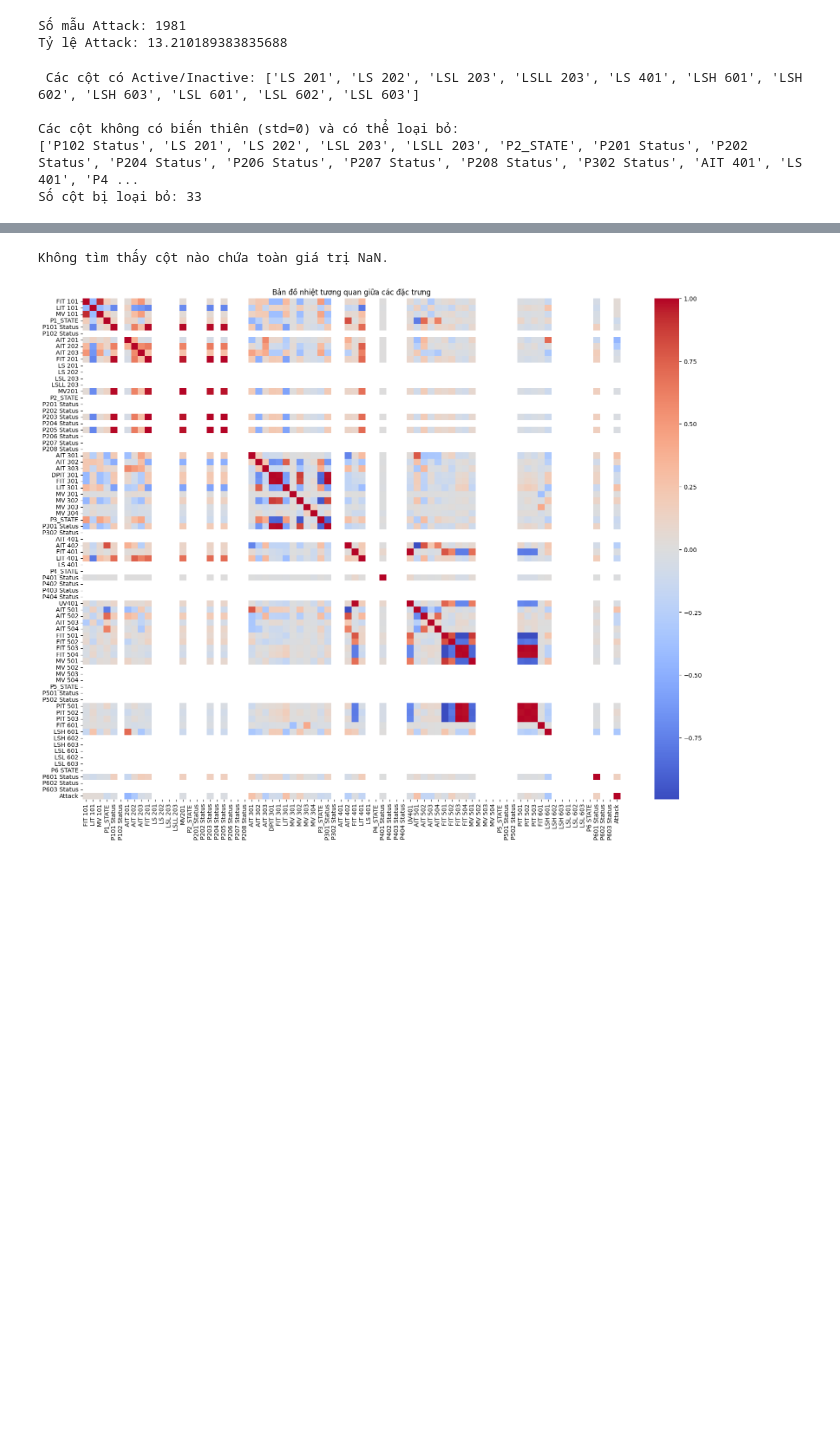
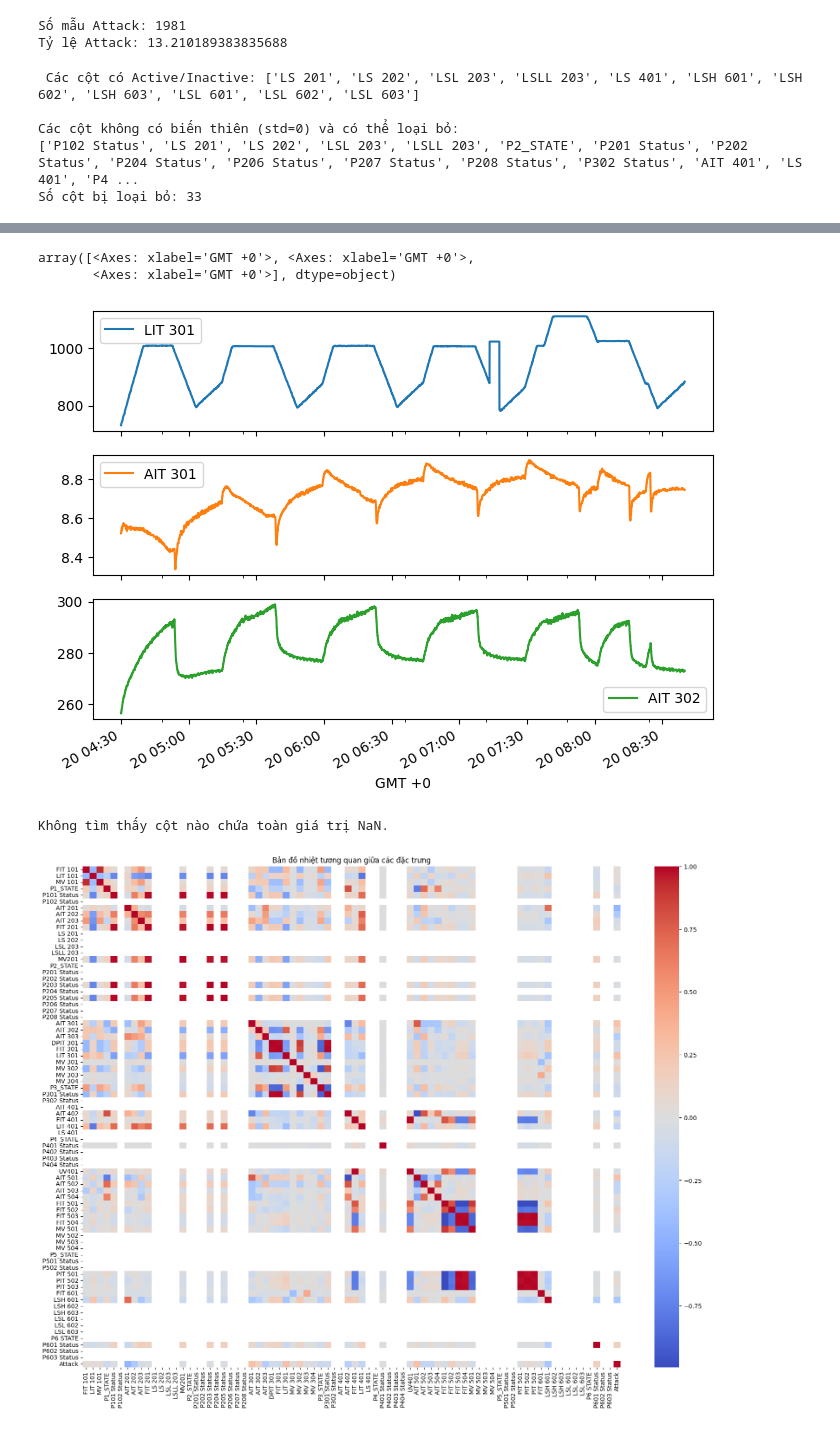
Before and after one commit to NguyenHa554/Anomaly-detection-in-SCADA-system-, a Jupyter notebook: SWAT_analysis.ipynb, the cells around one changed output, grey strips where cells are left out. Drawn from its saved outputs; the diff is of its cells as text; code cells hidden in the pictures; blank space fills up the shorter version.

```diff
--- a/SWAT_analysis.ipynb
+++ b/SWAT_analysis.ipynb
@@ -106,0 +112,7 @@ plt.show()
+# %%
+features_considered = ['LIT 301', 'AIT 301', 'AIT 302']
+
+feature = df[features_considered]
+print(feature.head())
+feature.plot(subplots=True, figsize=(8, 6))
+# %% [output]
@@ -107,3 +126,6 @@ plt.show()
+array([<Axes: xlabel='GMT +0'>, <Axes: xlabel='GMT +0'>,
+       <Axes: xlabel='GMT +0'>], dtype=object)
+[figure, added]
 # %%
 #--------------------------------------------------------------------------------\
 # Feature correlations analysis
```
Also changed, not shown: parts of 14 cells of this notebook.
